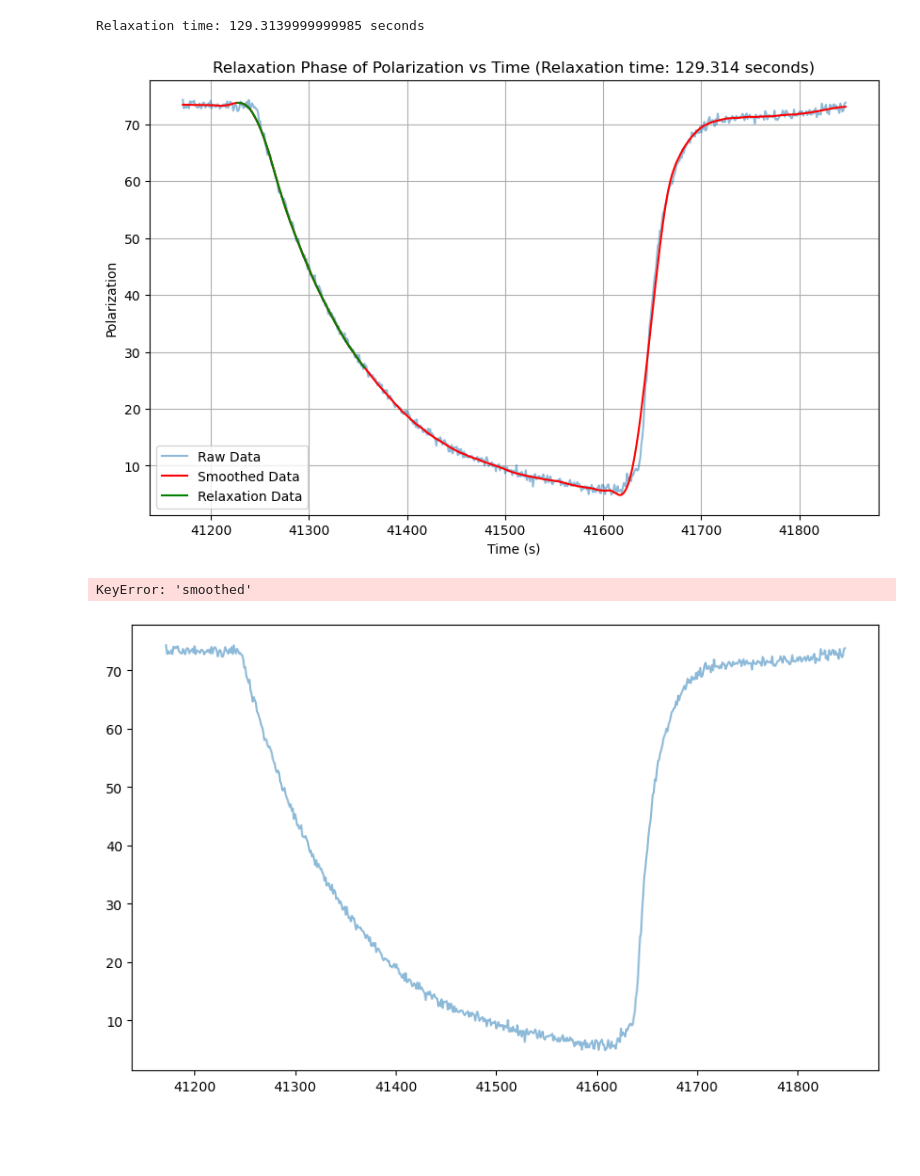
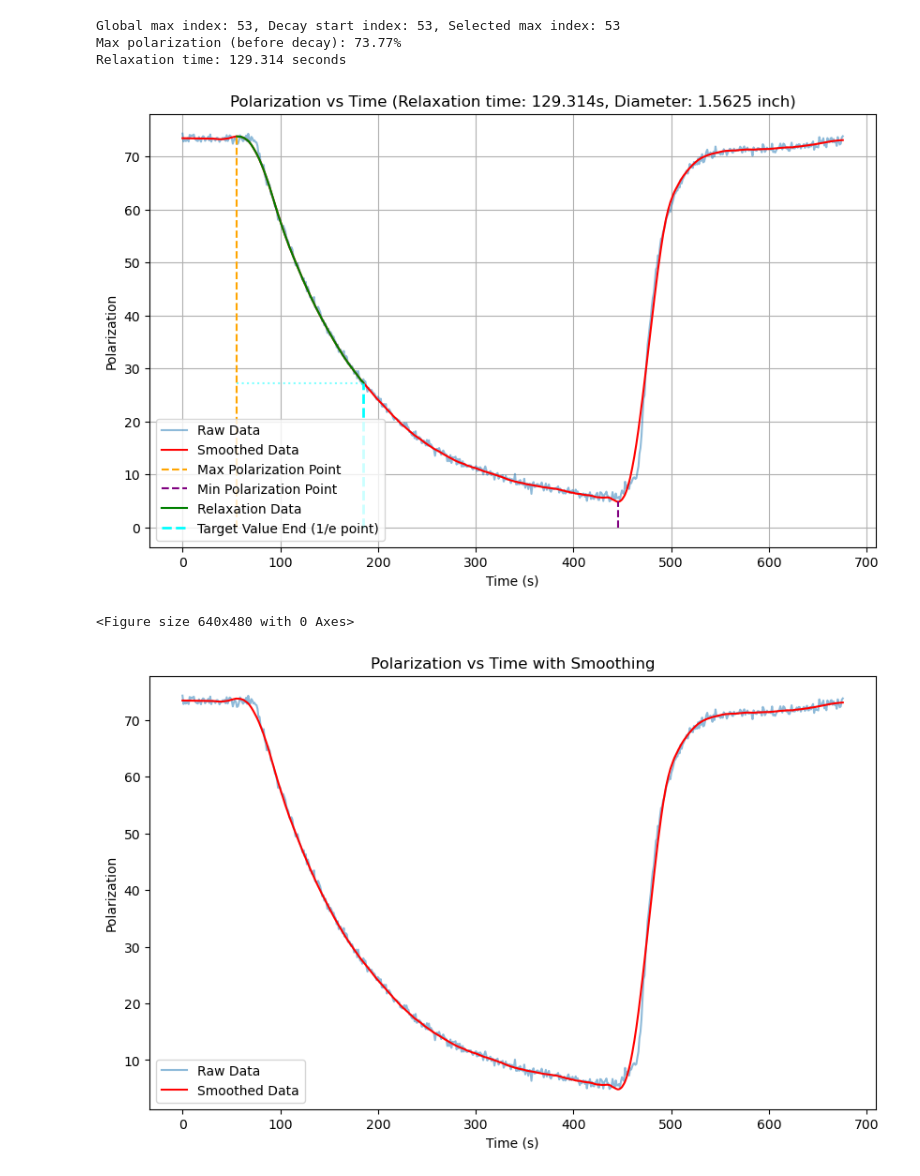
Before and after one commit to abhich2507/MEOP, a Jupyter notebook: relaxation_time.ipynb, the cells around one changed output. Saved outputs shown, nothing was run; the diff lists cells and outputs as text; code cells hidden in the pictures; blank space fills up the shorter version.

```diff
--- a/relaxation_time.ipynb
+++ b/relaxation_time.ipynb
@@ -4,7 +4,13 @@ import matplotlib.pyplot as plt
 from scipy.signal import savgol_filter
 import numpy as np
 # %%
-df= pd.read_excel("/Users/snip/Documents/MEOP/Diameter runs for fitting/1_5625_trial.xlsx")
+file_path="/Users/snip/Documents/MEOP/Diameter runs for fitting/1_5625_trial.xlsx"
+df= pd.read_excel(file_path)
+name=file_path.split("/")
+name[-1]=name[-1].replace("_trial.xlsx","")
+
+diameter=float(name[-1].replace("_","."))
+print(diameter)
 df.drop(columns=["Time - Voltage (Formula Result)","Polarization (%) - Voltage (Formula Result)"], inplace=True)
 df.rename(columns={"Time - Voltage (Formula Result).1":"time","Polarization (%) - Voltage (Formula Result).1":"polarization"}, inplace=True)
 # %% [output]
@@ -23,6 +28,10 @@ def time_to_seconds(time_str):
         return float(time_str)  # Already in seconds
 
 df["time"] = df["time"].apply(time_to_seconds)
+
+#rescale time to start from zero
+df["time"] = df["time"] - df["time"].min()
+
 plt.figure(figsize=(10,6))
 plt.plot(df["time"], df["polarization"], label="Raw Data", alpha=0.5)
 plt.xlabel("Time (s)")
@@ -51,7 +60,7 @@ df["smoothed"] = savgol_filter(df["polarization"], 60, 3)
 # Find where the decay/fall starts by detecting negative derivative
 df["derivative"] = np.gradient(df["smoothed"])
 
-# Find the global maximum first
+# global max
 global_max_index = df["smoothed"].idxmax()
 
 # Look for where decay consistently starts (derivative becomes negative after max)
@@ -79,24 +88,36 @@ print(f"Global max index: {global_max_index}, Decay start index: {decay_start_in
 print(f"Max polarization (before decay): {max_pol:.2f}%")
 print(f"Relaxation time: {relaxation_time:.3f} seconds")
 # %% [output]
-Relaxation time: 129.3139999999985 seconds
+Global max index: 53, Decay start index: 53, Selected max index: 53
+Max polarization (before decay): 73.77%
+Relaxation time: 129.314 seconds
 # %%
 plt.figure(figsize=(10,6))
 plt.plot(df["time"], df["polarization"], label="Raw Data", alpha=0.5)
 plt.plot(df["time"], df["smoothed"], label="Smoothed Data", color='red')
 plt.xlabel("Time (s)")
 plt.ylabel("Polarization")
+plt.vlines(df["time"][max_index], ymin=0, ymax=max_pol, colors='orange', linestyles='--', label='Max Polarization Point')
+plt.vlines(df["time"][min_index], ymin=0, ymax=min_pol, colors='purple', linestyles='--', label='Min Polarization Point')
 plt.title("Polarization vs Time with Smoothing")
 plt.legend()
 plt.plot(relaxation_data["time"], relaxation_data["smoothed"], label="Relaxation Data", color='green')
+
+# Add vertical line where target value ends (relaxation time point)
+target_end_time = relaxation_data["time"].iloc[-1]
+plt.vlines(target_end_time, ymin=0, ymax=target_value, colors='cyan', linestyles='--', label='Target Value End (1/e point)', linewidth=2)
+plt.hlines(target_value, xmin=df["time"][max_index], xmax=target_end_time, colors='cyan', linestyles=':', alpha=0.5)
+
 plt.xlabel("Time (s)")
 plt.ylabel("Polarization")
-plt.title(f"Relaxation Phase of Polarization vs Time (Relaxation time: {np.round(relaxation_time, 3)} seconds)")
+plt.title(f"Polarization vs Time (Relaxation time: {np.round(relaxation_time, 3)}s, Diameter: {diameter} inch)")
 plt.legend()
 plt.grid()
 plt.show()
+plt.savefig("/Users/snip/Documents/MEOP/relaxation_time_plot.png", dpi=300)
 # %% [output]
-[figure, old version]
+[figure, new version]
+<Figure size 640x480 with 0 Axes>
 # %%
 plt.figure(figsize=(10,6))
 plt.plot(df["time"], df["polarization"], label="Raw Data", alpha=0.5)
@@ -107,5 +128,4 @@ plt.title("Polarization vs Time with Smoothing")
 plt.legend()
 plt.show()
 # %% [output]
-KeyError: 'smoothed'
-[figure, old version]
+[figure, new version]
```
Also changed, not shown: parts of 3 cells of this notebook, 3 other files.
